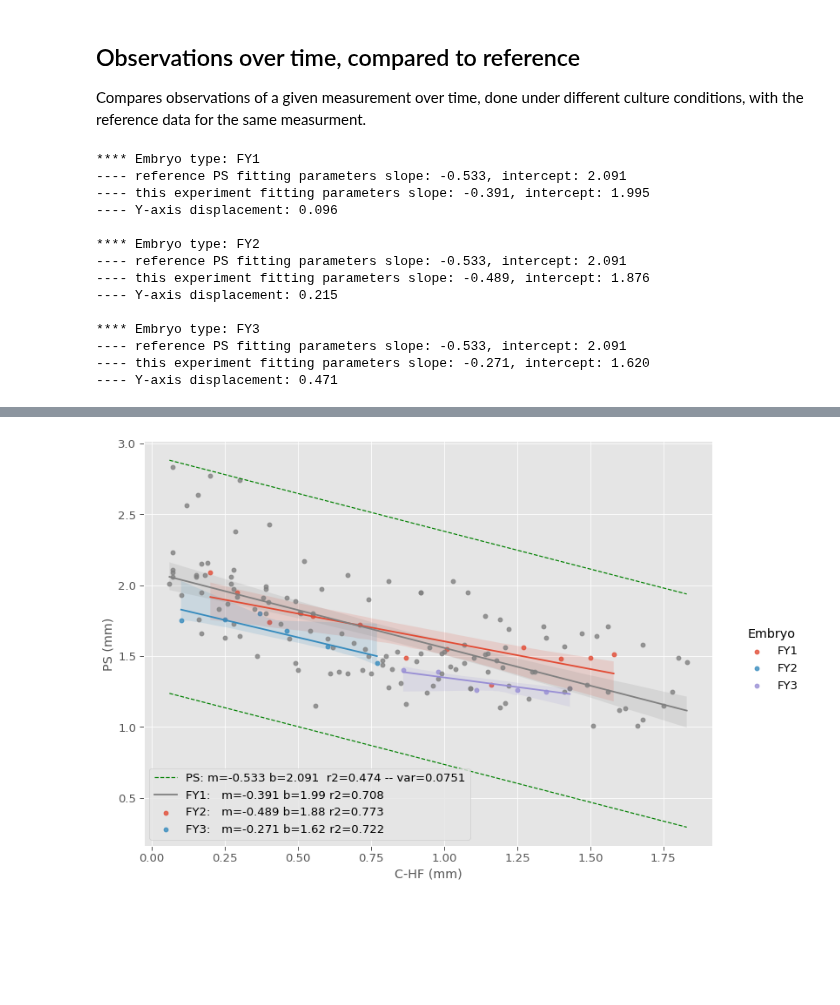
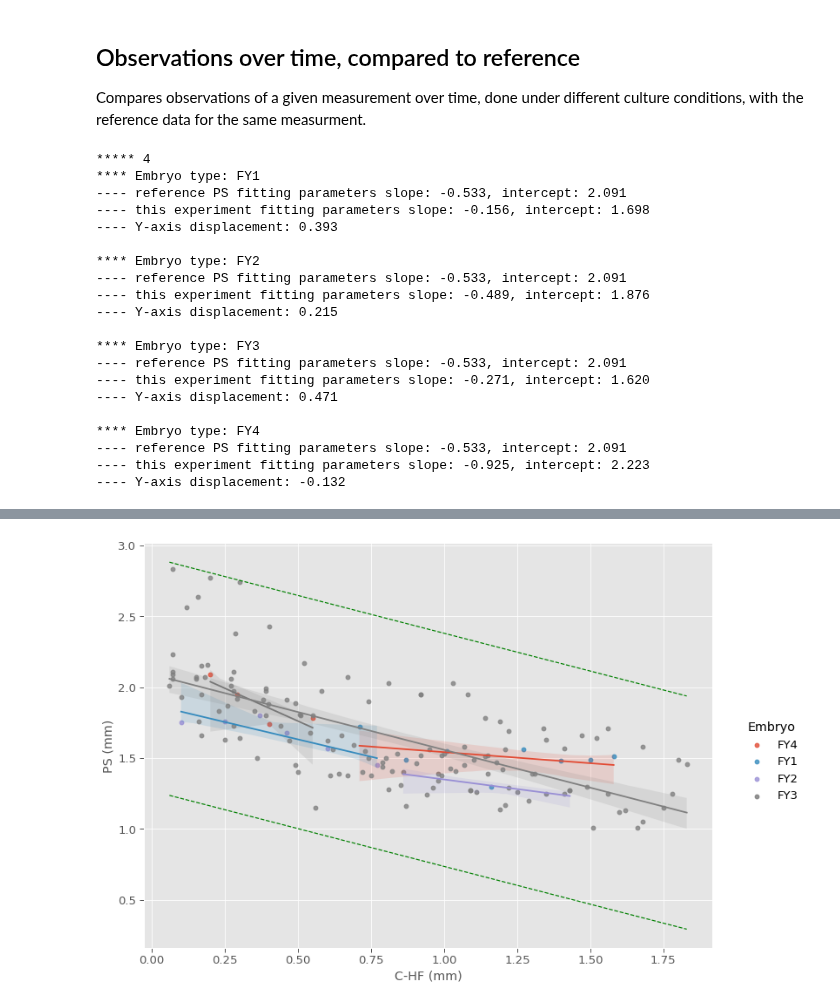
Before and after one commit to pjmartel/ChEEQ_tool, a Jupyter notebook: embryo_tool.ipynb, the cells around one changed output, grey strips where cells are left out. Saved outputs shown, nothing was run; the diff lists cells and outputs as text; code cells hidden in the pictures; blank space fills up the shorter version.

```diff
--- a/embryo_tool.ipynb
+++ b/embryo_tool.ipynb
@@ -654,13 +654,14 @@ if x_measure == y_measure:
 #temp_data.dropna(axis=0, how='any', inplace=True)
 temp_data = data_xper_multi[[x_measure,y_measure,hue]].dropna(axis=0, how='any')
 g = sb.lmplot(x=x_measure,y=y_measure, aspect=1.5,
-              data=temp_data,
+              data=temp_data, legend=True,
               #data=data_xper_multi[[x_meas,y_meas,'Embriao']].dropna(axis=0, how='any'),
               hue=hue,fit_reg=False)
 ax = g.ax
 # compute linear regression of measured variable
 
 groups = temp_data.groupby(hue)
+print("*****",len(groups))
 labels = []
 for name, gr in groups:
   #ax.plot(g[x_measure],g[y_measure],'.-', label=name)
@@ -687,35 +688,42 @@ for name, gr in groups:
 #
 fig = plt.gcf()
 fig.set_size_inches(12,8)
 fig.set_facecolor('white')
 export_button(fig, "obs_vs_time_comp_ref.pdf")
-legend_labels = ['_','_','_','_','_',label]+labels
+legend_labels = ['_']*len(groups)+['_','_',label]+labels
+#legend_labels = ['_','_','_','_',label]+labels
 label, m, b, r, var = regplot_with_bands(ax=ax, x_var=x_measure, y_var=y_measure, sigma=sigma,
                    data=data_ref, scatter=True,limits=False,color="gray")
-_ = ax.legend(legend_labels)
+#_ = ax.legend(legend_labels)
 
 
 # Add units to labels
 x_unit = " (hours)" if x_measure=='Time' else " (mm)"
 ax.set_xlabel(ax.get_xlabel() + x_unit)
 _ = ax.set_ylabel(ax.get_ylabel()+" (mm)")
 
 # Compute linear regressions and their relativa displacement
 # x-Measure versus time for all embryos plus reference data
 # %% [output]
+***** 4
 **** Embryo type: FY1
 ---- reference PS fitting parameters slope: -0.533, intercept: 2.091
----- this experiment fitting parameters slope: -0.391, intercept: 1.995
----- Y-axis displacement: 0.096
+---- this experiment fitting parameters slope: -0.156, intercept: 1.698
+---- Y-axis displacement: 0.393
 
 **** Embryo type: FY2
 ---- reference PS fitting parameters slope: -0.533, intercept: 2.091
 ---- this experiment fitting parameters slope: -0.489, intercept: 1.876
 ---- Y-axis displacement: 0.215
 
 **** Embryo type: FY3
 ---- reference PS fitting parameters slope: -0.533, intercept: 2.091
 ---- this experiment fitting parameters slope: -0.271, intercept: 1.620
 ---- Y-axis displacement: 0.471
+
+**** Embryo type: FY4
+---- reference PS fitting parameters slope: -0.533, intercept: 2.091
+---- this experiment fitting parameters slope: -0.925, intercept: 2.223
+---- Y-axis displacement: -0.132
 [interactive output not drawn]
-[figure, old version]
+[figure, new version]
```
Also changed, not shown: parts of 1 cell of this notebook.
